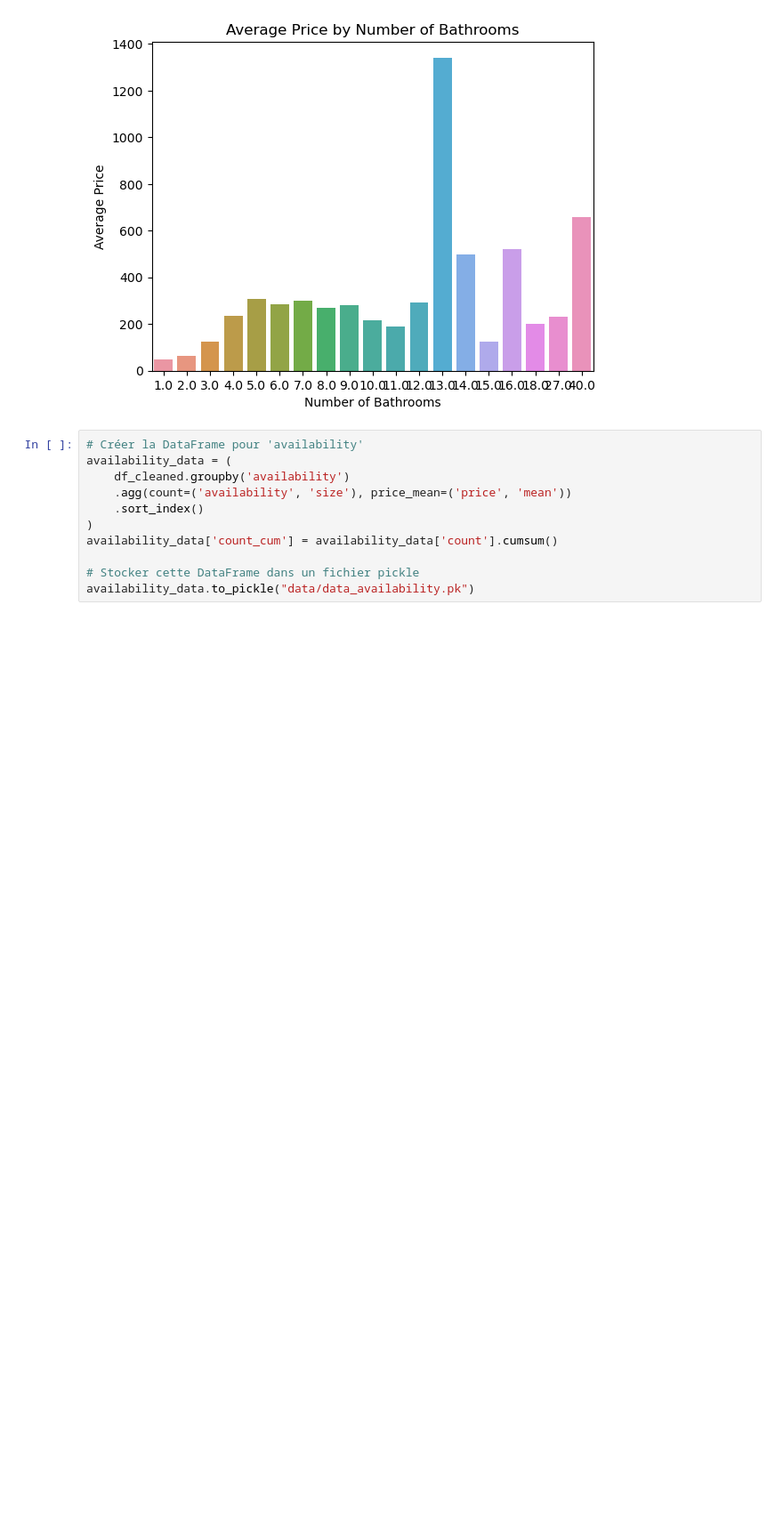
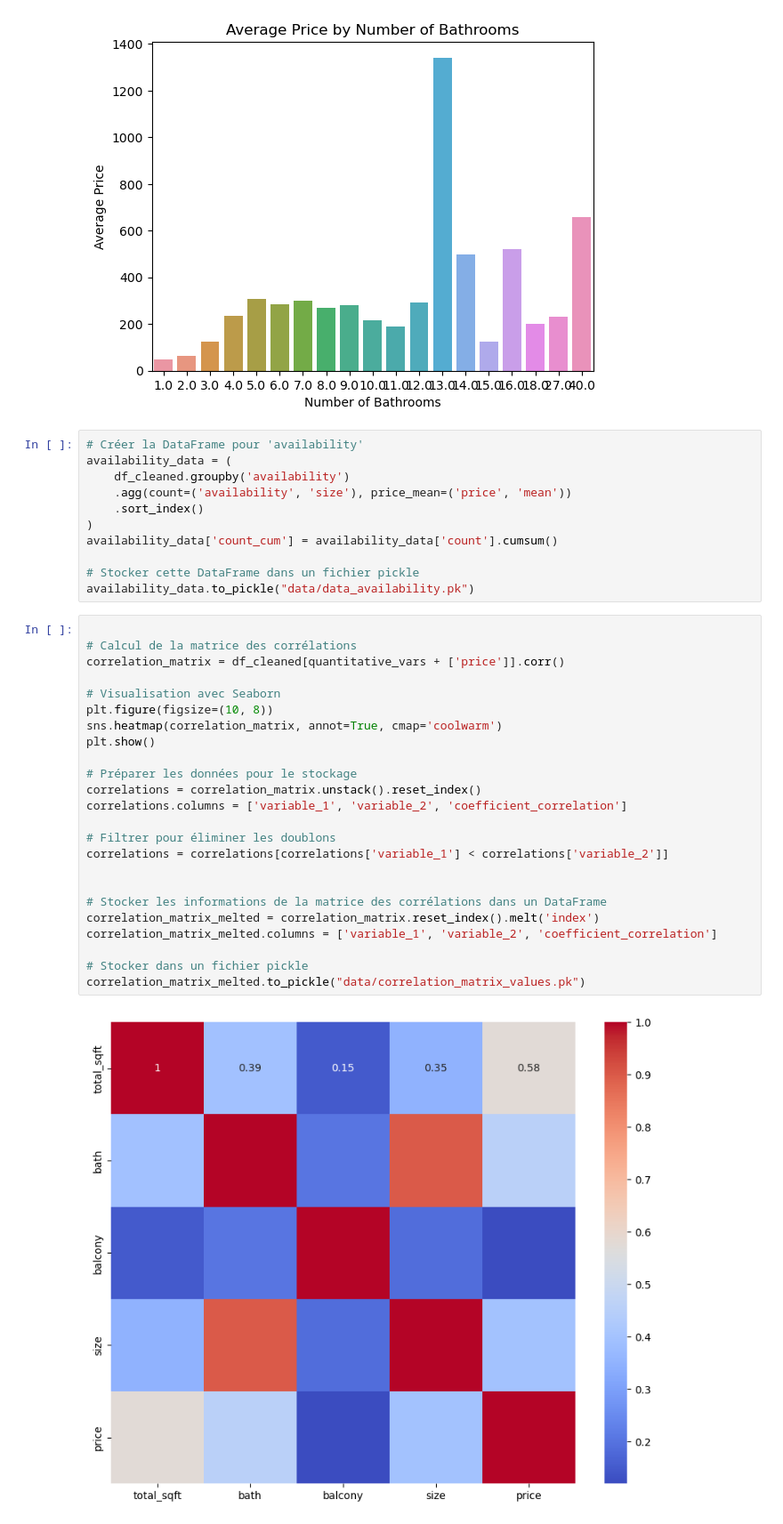
Before and after one commit to Ouchtech1/RegressionLineaire, a Jupyter notebook: projet/projet_IV/consignes.ipynb, the cells around one changed output. Shown: that part at 89% size. Saved outputs shown, nothing was run; the diff lists cells and outputs as text; blank space fills up the shorter version.

Commit message:
matrice de correlations

```diff
--- a/projet/projet_IV/consignes.ipynb
+++ b/projet/projet_IV/consignes.ipynb
@@ -378,3 +378,29 @@ availability_data['count_cum'] = availability_data['count'].cumsum()
 
 # Stocker cette DataFrame dans un fichier pickle
 availability_data.to_pickle("data/data_availability.pk")
+# %%
+
+# Calcul de la matrice des corrélations
+correlation_matrix = df_cleaned[quantitative_vars + ['price']].corr()
+
+# Visualisation avec Seaborn
+plt.figure(figsize=(10, 8))
+sns.heatmap(correlation_matrix, annot=True, cmap='coolwarm')
+plt.show()
+
+# Préparer les données pour le stockage
+correlations = correlation_matrix.unstack().reset_index()
+correlations.columns = ['variable_1', 'variable_2', 'coefficient_correlation']
+
+# Filtrer pour éliminer les doublons
+correlations = correlations[correlations['variable_1'] < correlations['variable_2']]
+
+
+# Stocker les informations de la matrice des corrélations dans un DataFrame
+correlation_matrix_melted = correlation_matrix.reset_index().melt('index')
+correlation_matrix_melted.columns = ['variable_1', 'variable_2', 'coefficient_correlation']
+
+# Stocker dans un fichier pickle
+correlation_matrix_melted.to_pickle("data/correlation_matrix_values.pk")
+# %% [output]
+[figure, added]
```
Also changed, not shown: 1 other file.
